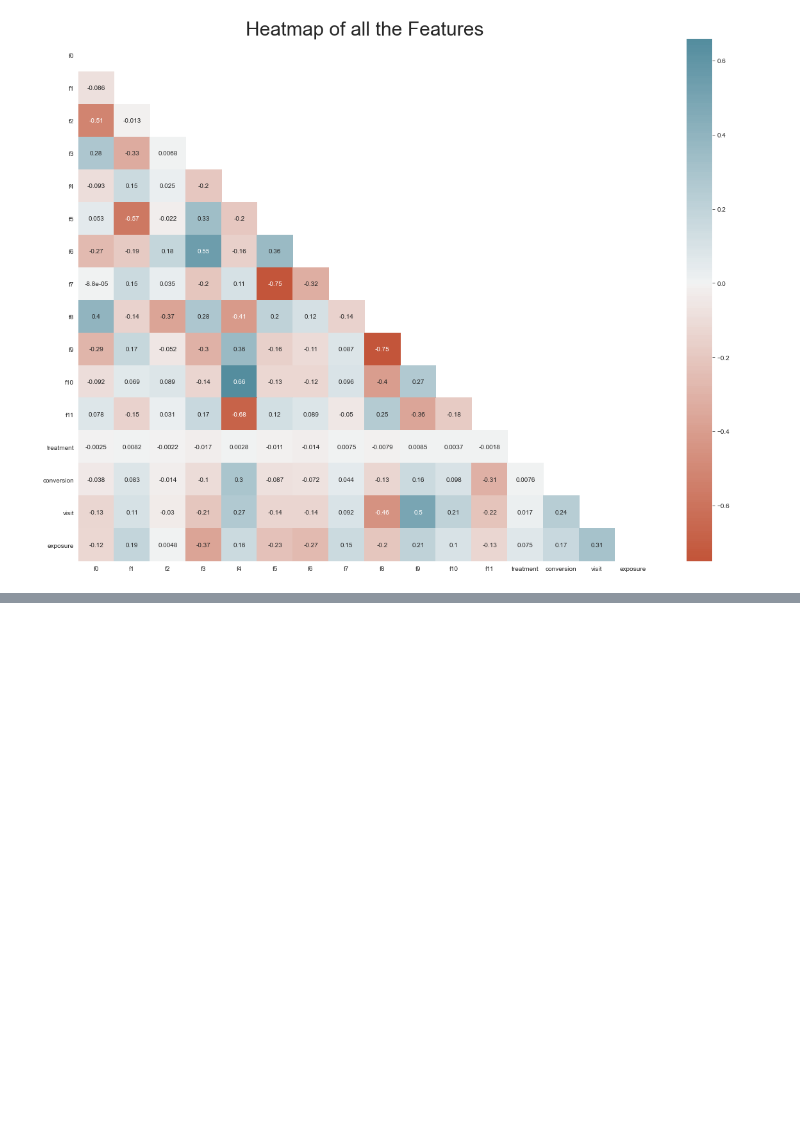
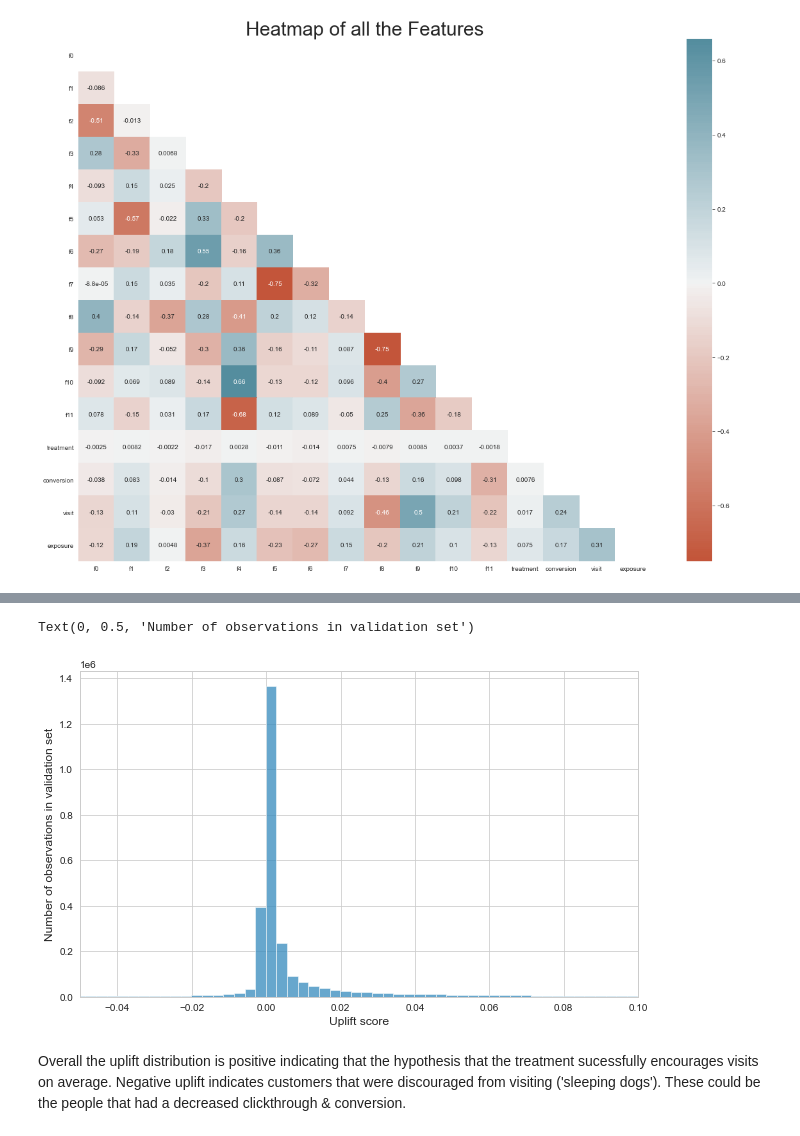
Before and after one commit to abcjamesjordan/uplift-modeling-criteo-kaggle, a Jupyter notebook: analysis.ipynb, the cells around one changed output, grey strips where cells are left out. Drawn from its saved outputs; the diff is of its cells as text; code cells hidden in the pictures; blank space fills up the shorter version.

Commit message:
Model first complete

```diff
--- a/analysis.ipynb
+++ b/analysis.ipynb
@@ -104,0 +287,38 @@ Deprecated in NumPy 1.20; for more details and guidance: https://numpy.org/devdo
+# %%
+train = target_class(train.drop(columns = ['conversion', 'exposure']), 'treatment', 'visit')
+test = target_class(test.drop(columns = ['conversion', 'exposure']), 'treatment', 'visit')
+# %%
+X_train = train.drop(['visit','target_class'],axis=1)
+y_train = train['target_class']
+X_test = test.drop(['visit','target_class'],axis=1)
+y_test = test['target_class']
+# %%
+def uplift_model(X_train,
+                 X_test,
+                 y_train,
+                 y_test,
+                 treatment_feature):
+
+    result = pd.DataFrame(X_test).copy()
+    uplift_model = xgb.XGBClassifier().fit(X_train.drop(treatment_feature, axis=1), y_train)
+
+    uplift_proba = uplift_model.predict_proba(X_test.drop(treatment_feature, axis=1))
+
+    result['p_cn'] = uplift_proba[:,0]
+    result['p_cr'] = uplift_proba[:,1]
+    result['p_tn'] = uplift_proba[:,2]
+    result['p_tr'] = uplift_proba[:,3]
+
+    result['uplift_score'] = result.eval('\
+    p_cn/(p_cn + p_cr) \
+    + p_tr/(p_tn + p_tr) \
+    - p_tn/(p_tn + p_tr) \
+    - p_cr/(p_cn + p_cr)')
+
+    # Put the result
+    result['target_class'] = y_test
+
+    return result
+# %%
+result = uplift_model(X_train, X_test, y_train, y_test, 'treatment')
+result.head()
@@ -104,0 +333,11 @@ Deprecated in NumPy 1.20; for more details and guidance: https://numpy.org/devdo
+# %%
+plt.figure(figsize = (10,6))
+plt.xlim(-.05, .1)
+sns.histplot(data=result, x='uplift_score', bins=1000)
+plt.xlabel('Uplift score')
+plt.ylabel('Number of observations in validation set')
+# %% [output]
+Text(0, 0.5, 'Number of observations in validation set')
+[figure, added]
+# %% [markdown]
+Overall the uplift distribution is positive indicating that the hypothesis that the treatment sucessfully encourages visits on average. Negative uplift indicates customers that were discouraged from visiting ('sleeping dogs'). These could be the people that had a decreased clickthrough & conversion.
```
Also changed, not shown: parts of 48 cells of this notebook, 2 other files.
